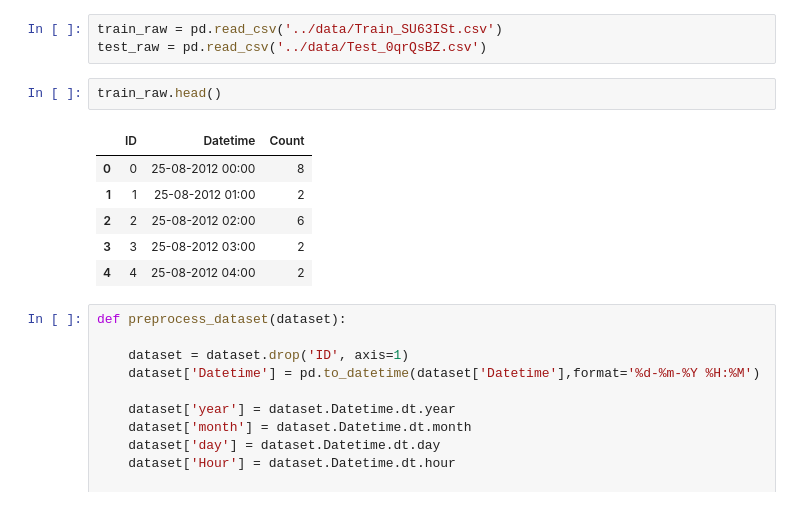
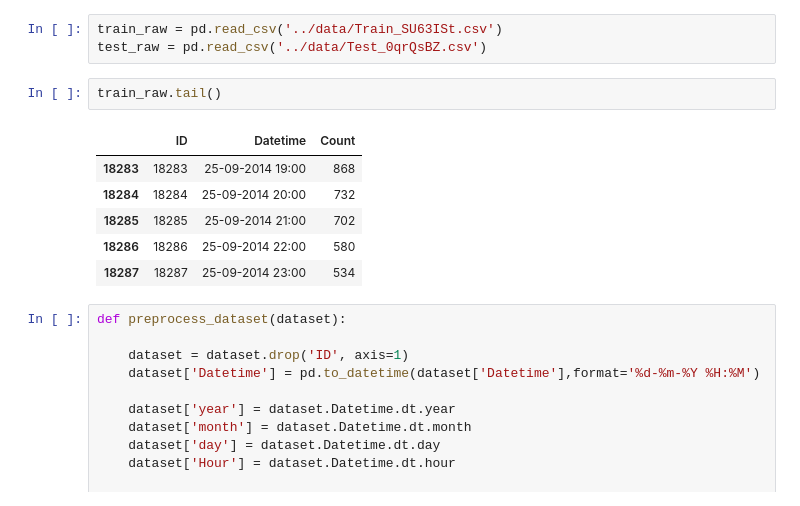
Before and after one commit to ksulima/Time_Series, a Jupyter notebook: notebooks/Time_Series_Analysis.ipynb, the cells around one changed output. Drawn from its saved outputs; the diff is of its cells as text.

```diff
--- a/notebooks/Time_Series_Analysis.ipynb
+++ b/notebooks/Time_Series_Analysis.ipynb
@@ -20,14 +22,14 @@ display(HTML("<style>.container { width:90% !important; }</style>"))
 train_raw = pd.read_csv('../data/Train_SU63ISt.csv')
 test_raw = pd.read_csv('../data/Test_0qrQsBZ.csv')
 # %%
-train_raw.head()
+train_raw.tail()
 # %% [output]
 |  | ID | Datetime | Count |
-| 0 | 0 | 25-08-2012 00:00 | 8 |
-| 1 | 1 | 25-08-2012 01:00 | 2 |
-| 2 | 2 | 25-08-2012 02:00 | 6 |
-| 3 | 3 | 25-08-2012 03:00 | 2 |
-| 4 | 4 | 25-08-2012 04:00 | 2 |
+| 18283 | 18283 | 25-09-2014 19:00 | 868 |
+| 18284 | 18284 | 25-09-2014 20:00 | 732 |
+| 18285 | 18285 | 25-09-2014 21:00 | 702 |
+| 18286 | 18286 | 25-09-2014 22:00 | 580 |
+| 18287 | 18287 | 25-09-2014 23:00 | 534 |
 # %%
 def preprocess_dataset(dataset):
 
```
Also changed, not shown: parts of 29 cells of this notebook.
